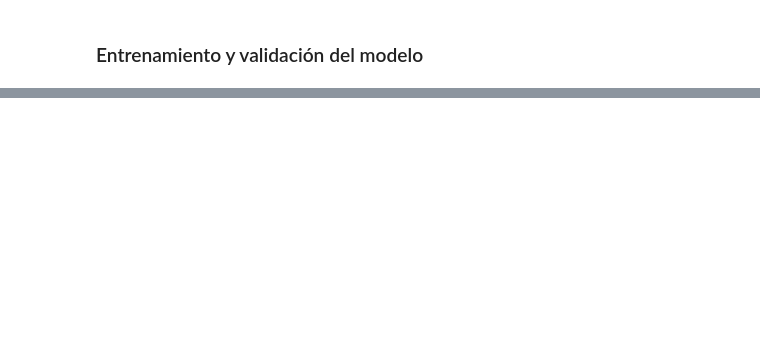
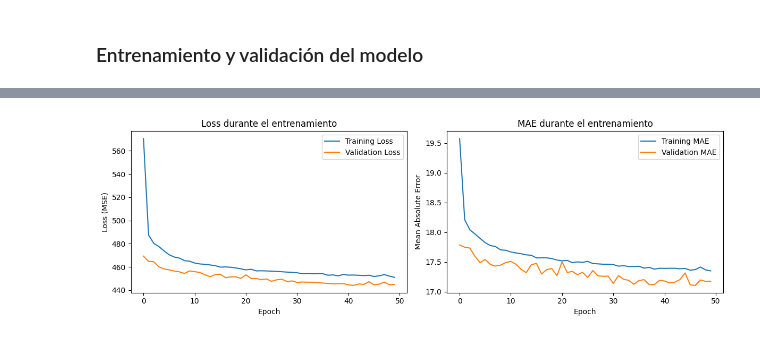
Before and after one commit to antoniol00/oracle_challenge_ensena, a Jupyter notebook: reto.ipynb, the cells around one changed output, grey strips where cells are left out. Drawn from its saved outputs; the diff is of its cells as text; code cells hidden in the pictures; blank space fills up the shorter version.

```diff
--- a/reto.ipynb
+++ b/reto.ipynb
@@ -124,0 +304,94 @@ KeyError: "['target_column'] not found in axis"
+# %%
+import numpy as np
+import pandas as pd
+import matplotlib.pyplot as plt
+import seaborn as sns
+from sklearn.model_selection import train_test_split
+from sklearn.preprocessing import StandardScaler
+from sklearn.metrics import mean_squared_error, r2_score
+import tensorflow as tf
+from tensorflow import keras
+from tensorflow.keras import layers
+import shap
+
+# Preparación de los datos
+# Seleccionar solo las variables numéricas
+numeric_cols = df.select_dtypes(include=['int64', 'float64']).columns.tolist()
+numeric_cols.remove('Unnamed: 0')  # Eliminamos la columna de índice
+
+# Dividir features y target
+X = df[numeric_cols].drop('popularity', axis=1)
+y = df['popularity']
+
+# Dividir en conjuntos de entrenamiento y prueba
+X_train, X_test, y_train, y_test = train_test_split(X, y, test_size=0.2, random_state=42)
+
+# Escalar los datos
+scaler = StandardScaler()
+X_train_scaled = scaler.fit_transform(X_train)
+X_test_scaled = scaler.transform(X_test)
+
+# Construir el modelo de red neuronal
+model = keras.Sequential([
+    layers.Dense(64, activation='relu', input_shape=(X_train_scaled.shape[1],)),
+    layers.BatchNormalization(),
+    layers.Dropout(0.3),
+    layers.Dense(32, activation='relu'),
+    layers.BatchNormalization(),
+    layers.Dropout(0.2),
+    layers.Dense(16, activation='relu'),
+    layers.Dense(1)  # Sin activación para regresión
+])
+
+# Compilar el modelo
+model.compile(optimizer='adam', loss='mse', metrics=['mae'])
+
+# Resumen del modelo
+model.summary()
+
+# Entrenar el modelo con early stopping
+early_stopping = keras.callbacks.EarlyStopping(
+    patience=10,
+    restore_best_weights=True,
+    monitor='val_loss'
+)
+
+history = model.fit(
+    X_train_scaled, y_train,
+    validation_split=0.2,
+    epochs=50,
+    batch_size=32,
+    callbacks=[early_stopping],
+    verbose=1
+)
+
+# Visualizar el historial de entrenamiento
+plt.figure(figsize=(12, 4))
+plt.subplot(1, 2, 1)
+plt.plot(history.history['loss'], label='Training Loss')
+plt.plot(history.history['val_loss'], label='Validation Loss')
+plt.title('Loss durante el entrenamiento')
+plt.xlabel('Epoch')
+plt.ylabel('Loss (MSE)')
+plt.legend()
+
+plt.subplot(1, 2, 2)
+plt.plot(history.history['mae'], label='Training MAE')
+plt.plot(history.history['val_mae'], label='Validation MAE')
+plt.title('MAE durante el entrenamiento')
+plt.xlabel('Epoch')
+plt.ylabel('Mean Absolute Error')
+plt.legend()
+plt.tight_layout()
+plt.show()
+
+# Evaluar el modelo
+y_pred = model.predict(X_test_scaled)
+mse = mean_squared_error(y_test, y_pred)
+rmse = np.sqrt(mse)
+r2 = r2_score(y_test, y_pred)
+
+print(f"MSE: {mse:.2f}")
+print(f"RMSE: {rmse:.2f}")
+print(f"R²: {r2:.4f}")
+# %% [output]
@@ -124,0 +443 @@ KeyError: "['target_column'] not found in axis"
+[figure, added]
```
Also changed, not shown: parts of 22 cells of this notebook.
